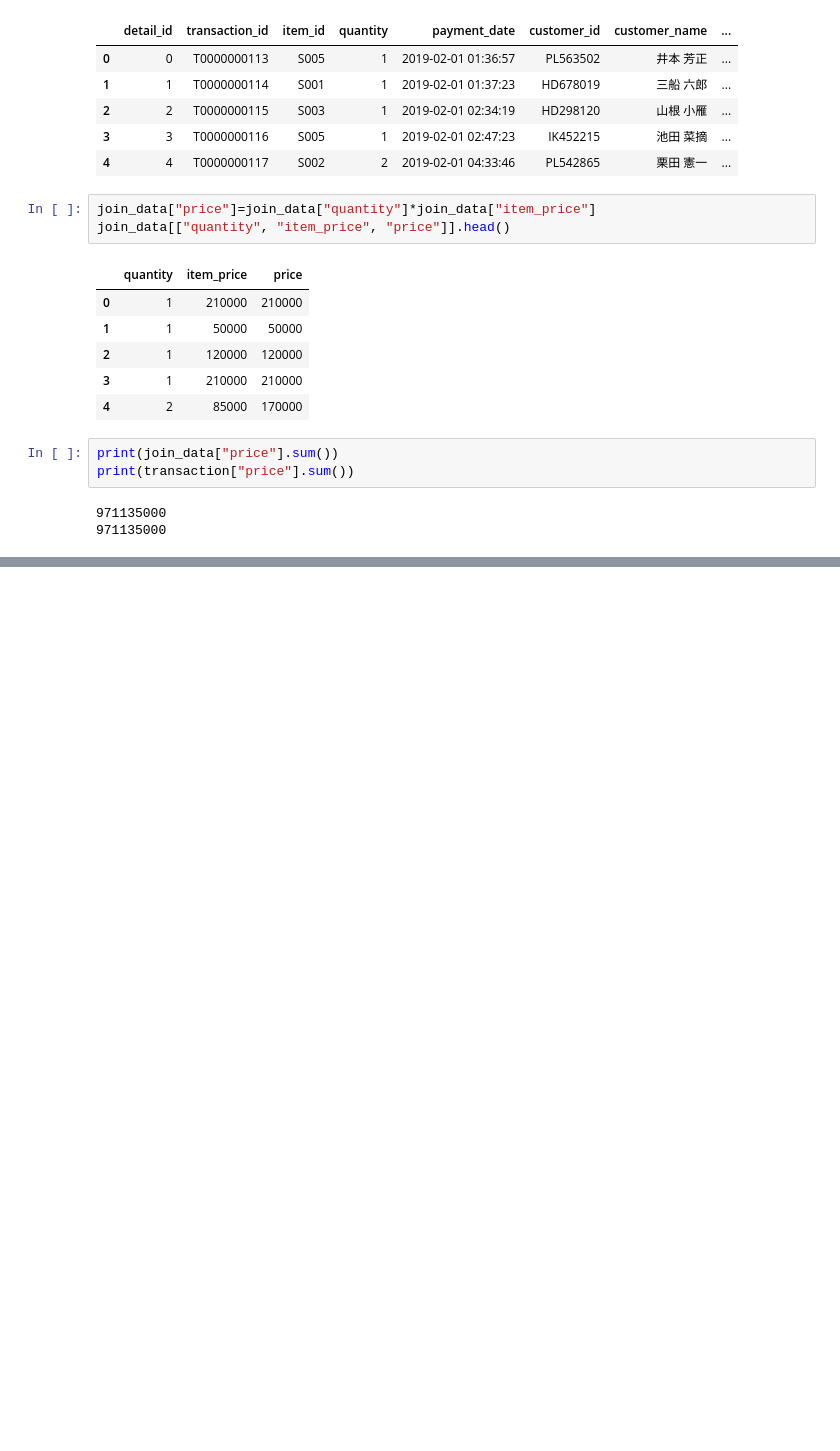
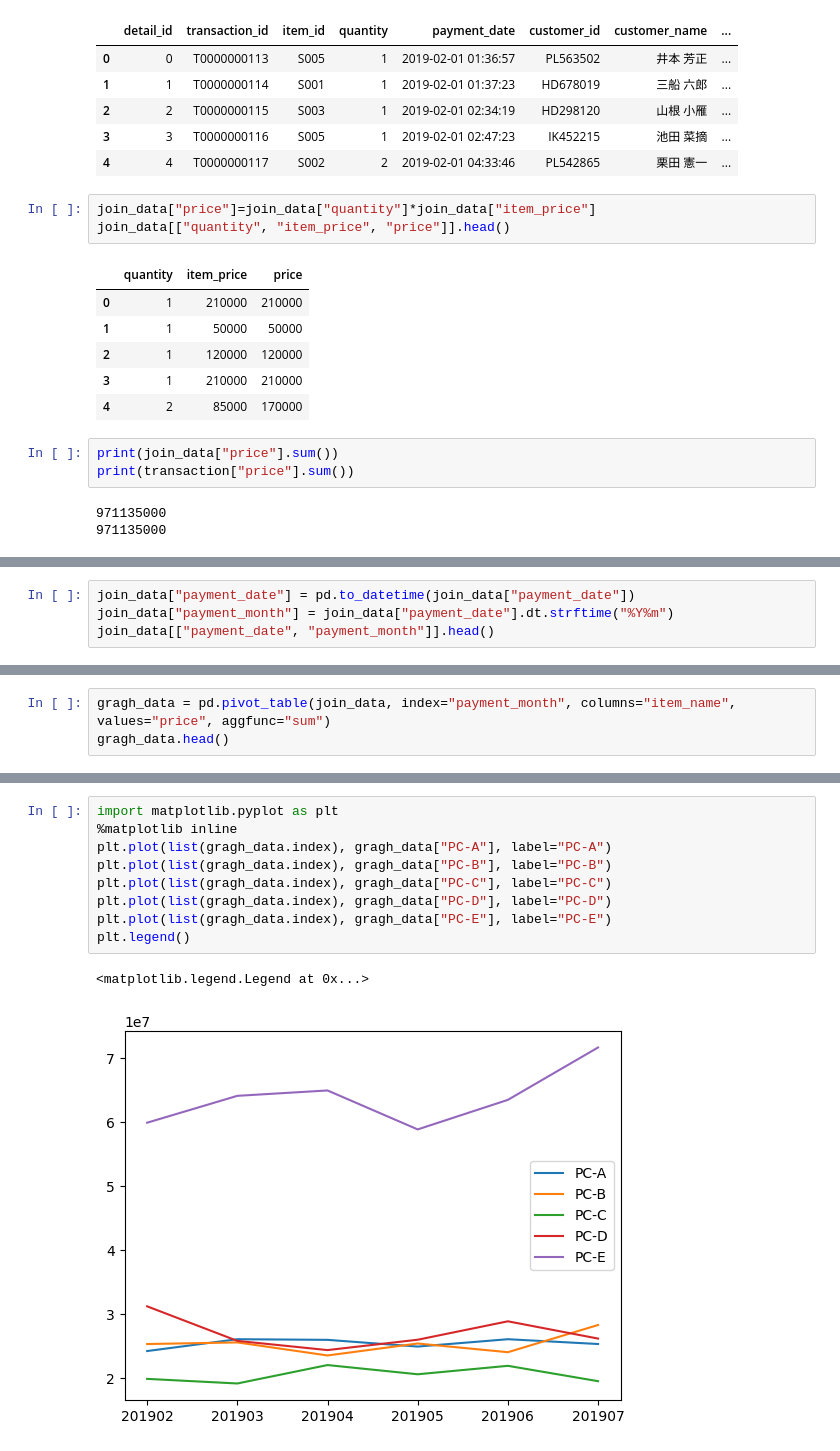
Before and after one commit to KodaiTakano/DataAnalysis100, a Jupyter notebook: session1.ipynb, the cells around one changed output, grey strips where cells are left out. Drawn from its saved outputs; the diff is of its cells as text; blank space fills up the shorter version.

Commit message:
plot month price

```diff
--- a/session1.ipynb
+++ b/session1.ipynb
@@ -117,0 +178,4 @@ print(transaction["price"].sum())
+# %%
+join_data["payment_date"] = pd.to_datetime(join_data["payment_date"])
+join_data["payment_month"] = join_data["payment_date"].dt.strftime("%Y%m")
+join_data[["payment_date", "payment_month"]].head()
@@ -117,0 +221,3 @@ print(transaction["price"].sum())
+# %%
+gragh_data = pd.pivot_table(join_data, index="payment_month", columns="item_name", values="price", aggfunc="sum")
+gragh_data.head()
@@ -117,0 +232,12 @@ print(transaction["price"].sum())
+# %%
+import matplotlib.pyplot as plt
+%matplotlib inline
+plt.plot(list(gragh_data.index), gragh_data["PC-A"], label="PC-A")
+plt.plot(list(gragh_data.index), gragh_data["PC-B"], label="PC-B")
+plt.plot(list(gragh_data.index), gragh_data["PC-C"], label="PC-C")
+plt.plot(list(gragh_data.index), gragh_data["PC-D"], label="PC-D")
+plt.plot(list(gragh_data.index), gragh_data["PC-E"], label="PC-E")
+plt.legend()
+# %% [output]
+<matplotlib.legend.Legend at 0x...>
+[figure, added]
```
Also changed, not shown: parts of 8 cells of this notebook.
